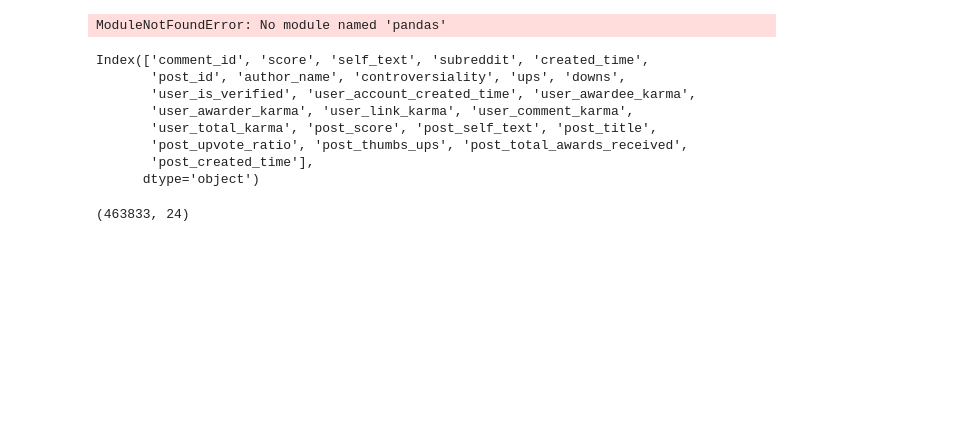
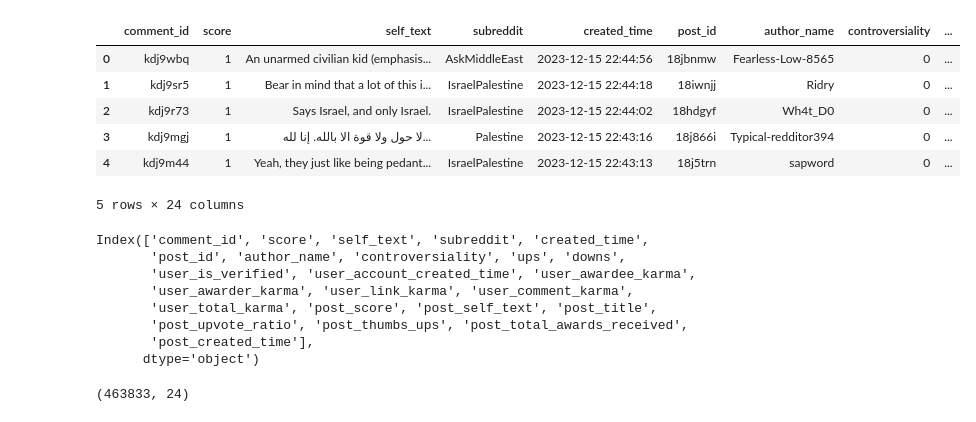
Before and after one commit to kitkatmia/mtfc_2023, a Jupyter notebook: analysis/reddit opinion.ipynb, the cells around one changed output. Cells and saved outputs as stored; diff of their text form; code cells hidden in the pictures; blank space fills up the shorter version.

```diff
--- a/analysis/reddit opinion.ipynb
+++ b/analysis/reddit opinion.ipynb
@@ -1,12 +1,18 @@
 # %%
 import pandas as pd
 import lzma
 
-df = pd.read_csv(lzma.open("../data/reddit_opinion_PSE_ISR.csv.lzma"))
+df = pd.read_csv(lzma.open("../data/reddit_opinion_PSE_ISR.csv.lzma"), low_memory=False)
 
 df.head()
 # %% [output]
+|  | comment_id | score | self_text | subreddit | created_time | post_id | author_name | controversiality | ... |
+| 0 | kdj9wbq | 1 | An unarmed civilian kid (emphasis... | AskMiddleEast | 2023-12-15 22:44:56 | 18jbnmw | Fearless-Low-8565 | 0 | ... |
+| 1 | kdj9sr5 | 1 | Bear in mind that a lot of this i... | IsraelPalestine | 2023-12-15 22:44:18 | 18iwnjj | Ridry | 0 | ... |
+| 2 | kdj9r73 | 1 | Says Israel, and only Israel. | IsraelPalestine | 2023-12-15 22:44:02 | 18hdgyf | Wh4t_D0 | 0 | ... |
+| 3 | kdj9mgj | 1 | لا حول ولا قوة الا بالله. إنا لله... | Palestine | 2023-12-15 22:43:16 | 18j866i | Typical-redditor394 | 0 | ... |
+| 4 | kdj9m44 | 1 | Yeah, they just like being pedant... | IsraelPalestine | 2023-12-15 22:43:13 | 18j5trn | sapword | 0 | ... |
-ModuleNotFoundError: No module named 'pandas'
+5 rows × 24 columns
 # %%
 df.columns
 # %% [output]
```
Also changed, not shown: parts of 1 cell of this notebook.
